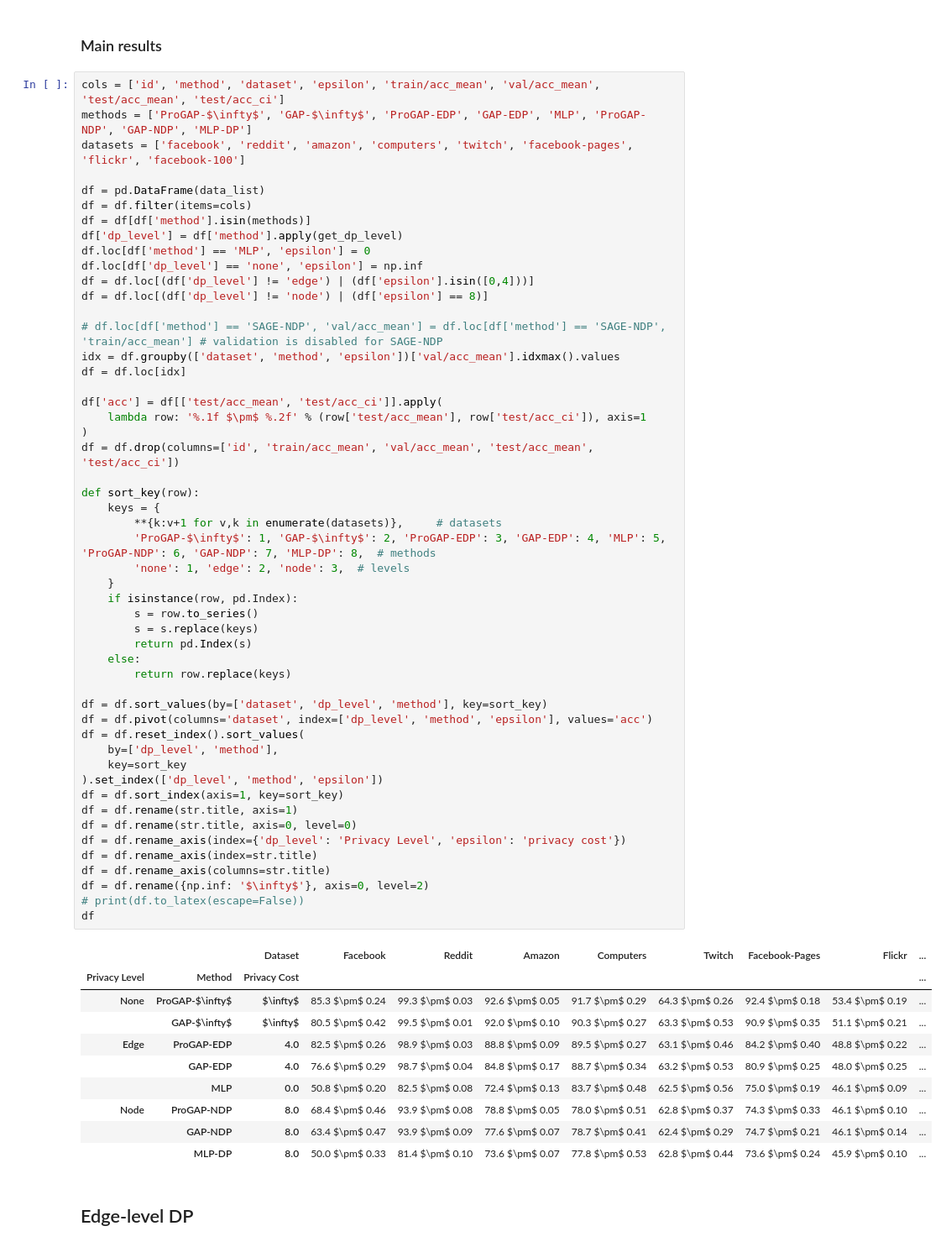
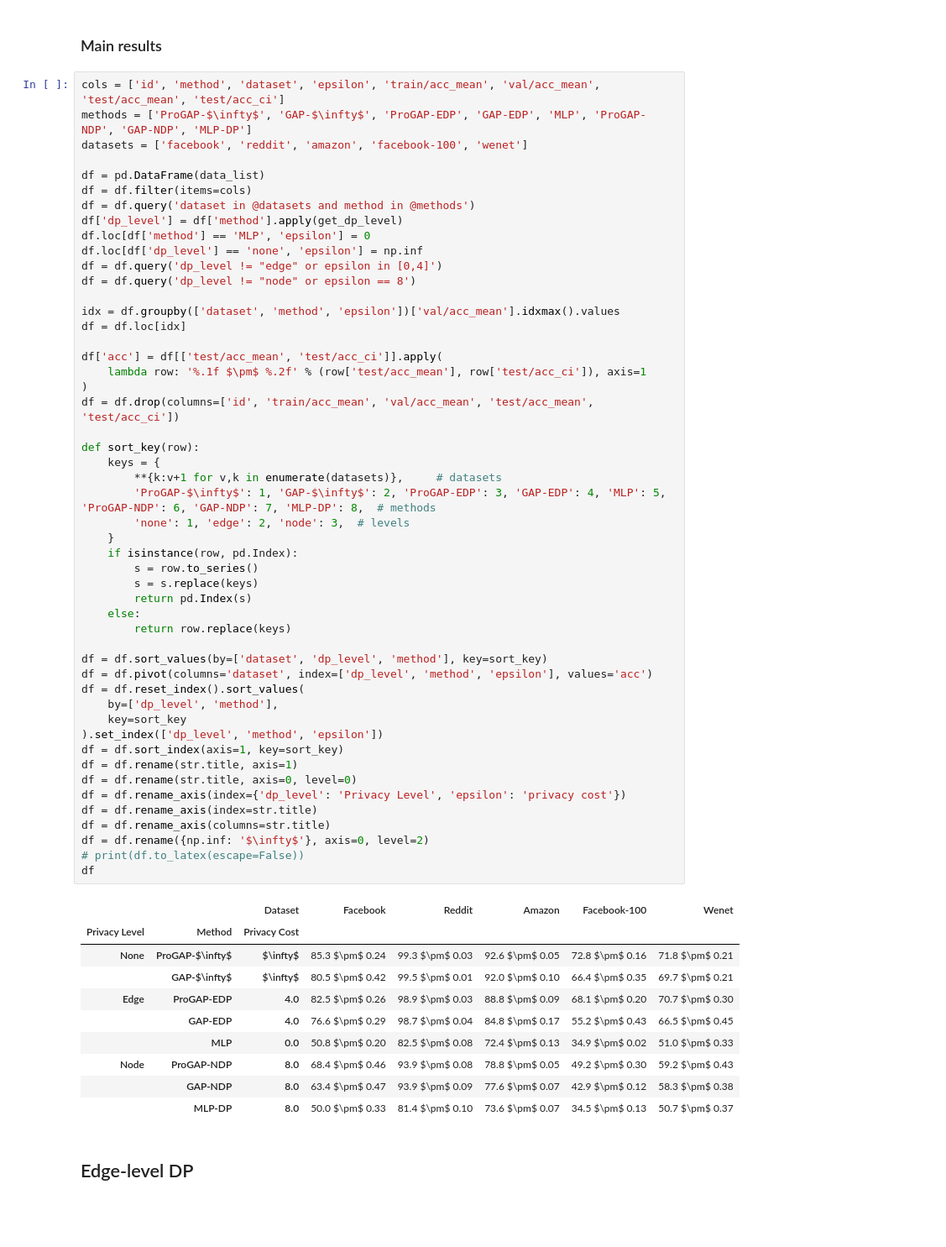
Before and after one commit to sisaman/ProGAP, a Jupyter notebook: results.ipynb, the cells around one changed output. Shown at 84% size. Drawn from its saved outputs; the diff is of its cells as text; blank space fills up the shorter version.

```diff
--- a/results.ipynb
+++ b/results.ipynb
@@ -76,18 +76,17 @@ for run in tqdm(runs):
 # %%
 cols = ['id', 'method', 'dataset', 'epsilon', 'train/acc_mean', 'val/acc_mean', 'test/acc_mean', 'test/acc_ci']
 methods = ['ProGAP-$\infty$', 'GAP-$\infty$', 'ProGAP-EDP', 'GAP-EDP', 'MLP', 'ProGAP-NDP', 'GAP-NDP', 'MLP-DP']
-datasets = ['facebook', 'reddit', 'amazon', 'computers', 'twitch', 'facebook-pages', 'flickr', 'facebook-100']
+datasets = ['facebook', 'reddit', 'amazon', 'facebook-100', 'wenet']
 
 df = pd.DataFrame(data_list)
 df = df.filter(items=cols)
-df = df[df['method'].isin(methods)]
+df = df.query('dataset in @datasets and method in @methods')
 df['dp_level'] = df['method'].apply(get_dp_level)
 df.loc[df['method'] == 'MLP', 'epsilon'] = 0
 df.loc[df['dp_level'] == 'none', 'epsilon'] = np.inf
-df = df.loc[(df['dp_level'] != 'edge') | (df['epsilon'].isin([0,4]))]
-df = df.loc[(df['dp_level'] != 'node') | (df['epsilon'] == 8)]
+df = df.query('dp_level != "edge" or epsilon in [0,4]')
+df = df.query('dp_level != "node" or epsilon == 8')
 
-# df.loc[df['method'] == 'SAGE-NDP', 'val/acc_mean'] = df.loc[df['method'] == 'SAGE-NDP', 'train/acc_mean'] # validation is disabled for SAGE-NDP
 idx = df.groupby(['dataset', 'method', 'epsilon'])['val/acc_mean'].idxmax().values
 df = df.loc[idx]
 
@@ -98,43 +97,43 @@ df = df.drop(columns=['id', 'train/acc_mean', 'val/acc_mean', 'test/acc_mean', '
 
 def sort_key(row):
     keys = {
         **{k:v+1 for v,k in enumerate(datasets)},     # datasets
         'ProGAP-$\infty$': 1, 'GAP-$\infty$': 2, 'ProGAP-EDP': 3, 'GAP-EDP': 4, 'MLP': 5, 'ProGAP-NDP': 6, 'GAP-NDP': 7, 'MLP-DP': 8,  # methods
         'none': 1, 'edge': 2, 'node': 3,  # levels
     }
     if isinstance(row, pd.Index):
         s = row.to_series()
         s = s.replace(keys)
         return pd.Index(s)
     else:
         return row.replace(keys)
 
 df = df.sort_values(by=['dataset', 'dp_level', 'method'], key=sort_key)
 df = df.pivot(columns='dataset', index=['dp_level', 'method', 'epsilon'], values='acc')
 df = df.reset_index().sort_values(
     by=['dp_level', 'method'],
     key=sort_key
 ).set_index(['dp_level', 'method', 'epsilon'])
 df = df.sort_index(axis=1, key=sort_key)
 df = df.rename(str.title, axis=1)
 df = df.rename(str.title, axis=0, level=0)
 df = df.rename_axis(index={'dp_level': 'Privacy Level', 'epsilon': 'privacy cost'})
 df = df.rename_axis(index=str.title)
 df = df.rename_axis(columns=str.title)
 df = df.rename({np.inf: '$\infty$'}, axis=0, level=2)
 # print(df.to_latex(escape=False))
 df
 # %% [output]
-|  |  | Dataset | Facebook | Reddit | Amazon | Computers | Twitch | Facebook-Pages | Flickr | ... |
-| Privacy Level | Method | Privacy Cost |  |  |  |  |  |  |  | ... |
-| None | ProGAP-$\infty$ | $\infty$ | 85.3 $\pm$ 0.24 | 99.3 $\pm$ 0.03 | 92.6 $\pm$ 0.05 | 91.7 $\pm$ 0.29 | 64.3 $\pm$ 0.26 | 92.4 $\pm$ 0.18 | 53.4 $\pm$ 0.19 | ... |
-|  | GAP-$\infty$ | $\infty$ | 80.5 $\pm$ 0.42 | 99.5 $\pm$ 0.01 | 92.0 $\pm$ 0.10 | 90.3 $\pm$ 0.27 | 63.3 $\pm$ 0.53 | 90.9 $\pm$ 0.35 | 51.1 $\pm$ 0.21 | ... |
-| Edge | ProGAP-EDP | 4.0 | 82.5 $\pm$ 0.26 | 98.9 $\pm$ 0.03 | 88.8 $\pm$ 0.09 | 89.5 $\pm$ 0.27 | 63.1 $\pm$ 0.46 | 84.2 $\pm$ 0.40 | 48.8 $\pm$ 0.22 | ... |
-|  | GAP-EDP | 4.0 | 76.6 $\pm$ 0.29 | 98.7 $\pm$ 0.04 | 84.8 $\pm$ 0.17 | 88.7 $\pm$ 0.34 | 63.2 $\pm$ 0.53 | 80.9 $\pm$ 0.25 | 48.0 $\pm$ 0.25 | ... |
-|  | MLP | 0.0 | 50.8 $\pm$ 0.20 | 82.5 $\pm$ 0.08 | 72.4 $\pm$ 0.13 | 83.7 $\pm$ 0.48 | 62.5 $\pm$ 0.56 | 75.0 $\pm$ 0.19 | 46.1 $\pm$ 0.09 | ... |
-| Node | ProGAP-NDP | 8.0 | 68.4 $\pm$ 0.46 | 93.9 $\pm$ 0.08 | 78.8 $\pm$ 0.05 | 78.0 $\pm$ 0.51 | 62.8 $\pm$ 0.37 | 74.3 $\pm$ 0.33 | 46.1 $\pm$ 0.10 | ... |
-|  | GAP-NDP | 8.0 | 63.4 $\pm$ 0.47 | 93.9 $\pm$ 0.09 | 77.6 $\pm$ 0.07 | 78.7 $\pm$ 0.41 | 62.4 $\pm$ 0.29 | 74.7 $\pm$ 0.21 | 46.1 $\pm$ 0.14 | ... |
-|  | MLP-DP | 8.0 | 50.0 $\pm$ 0.33 | 81.4 $\pm$ 0.10 | 73.6 $\pm$ 0.07 | 77.8 $\pm$ 0.53 | 62.8 $\pm$ 0.44 | 73.6 $\pm$ 0.24 | 45.9 $\pm$ 0.10 | ... |
+|  |  | Dataset | Facebook | Reddit | Amazon | Facebook-100 | Wenet |
+| Privacy Level | Method | Privacy Cost |  |  |  |  |  |
+| None | ProGAP-$\infty$ | $\infty$ | 85.3 $\pm$ 0.24 | 99.3 $\pm$ 0.03 | 92.6 $\pm$ 0.05 | 72.8 $\pm$ 0.16 | 71.8 $\pm$ 0.21 |
+|  | GAP-$\infty$ | $\infty$ | 80.5 $\pm$ 0.42 | 99.5 $\pm$ 0.01 | 92.0 $\pm$ 0.10 | 66.4 $\pm$ 0.35 | 69.7 $\pm$ 0.21 |
+| Edge | ProGAP-EDP | 4.0 | 82.5 $\pm$ 0.26 | 98.9 $\pm$ 0.03 | 88.8 $\pm$ 0.09 | 68.1 $\pm$ 0.20 | 70.7 $\pm$ 0.30 |
+|  | GAP-EDP | 4.0 | 76.6 $\pm$ 0.29 | 98.7 $\pm$ 0.04 | 84.8 $\pm$ 0.17 | 55.2 $\pm$ 0.43 | 66.5 $\pm$ 0.45 |
+|  | MLP | 0.0 | 50.8 $\pm$ 0.20 | 82.5 $\pm$ 0.08 | 72.4 $\pm$ 0.13 | 34.9 $\pm$ 0.02 | 51.0 $\pm$ 0.33 |
+| Node | ProGAP-NDP | 8.0 | 68.4 $\pm$ 0.46 | 93.9 $\pm$ 0.08 | 78.8 $\pm$ 0.05 | 49.2 $\pm$ 0.30 | 59.2 $\pm$ 0.43 |
+|  | GAP-NDP | 8.0 | 63.4 $\pm$ 0.47 | 93.9 $\pm$ 0.09 | 77.6 $\pm$ 0.07 | 42.9 $\pm$ 0.12 | 58.3 $\pm$ 0.38 |
+|  | MLP-DP | 8.0 | 50.0 $\pm$ 0.33 | 81.4 $\pm$ 0.10 | 73.6 $\pm$ 0.07 | 34.5 $\pm$ 0.13 | 50.7 $\pm$ 0.37 |
 # %% [markdown]
 ## Edge-level DP
 # %%
```
Also changed, not shown: parts of 4 cells of this notebook, 1 other file.
